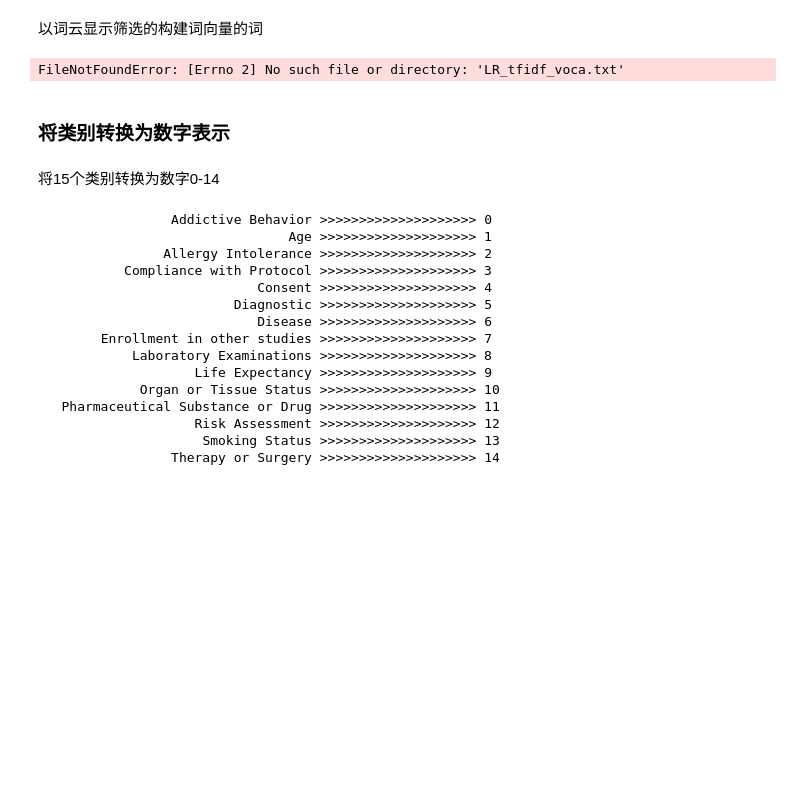
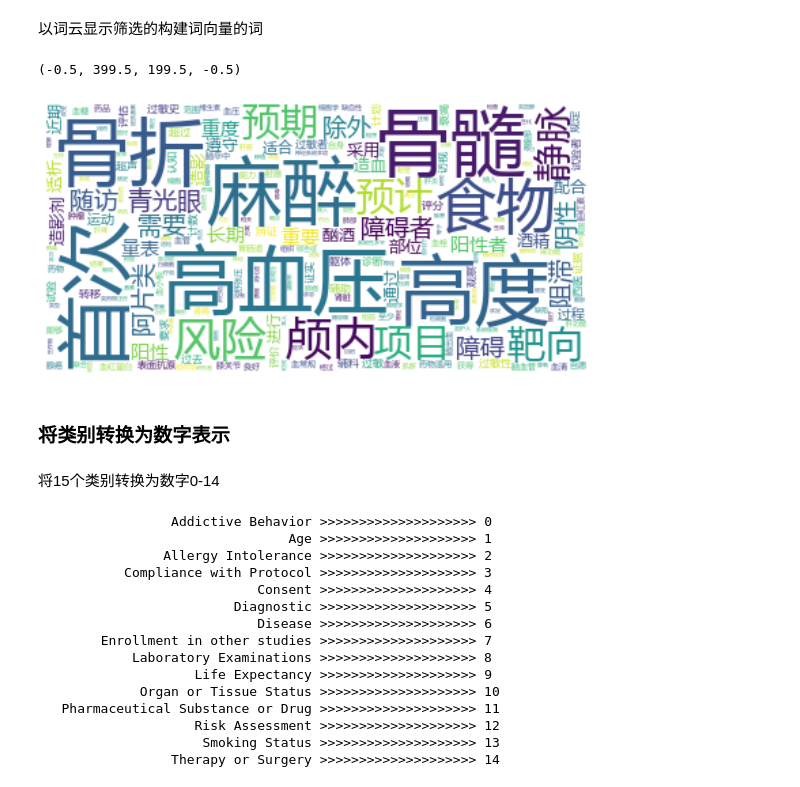
Before and after one commit to zonghui0228/Chinese-Medical-Text-Classification, a Jupyter notebook: models/RF/random_forest.ipynb, the cells around one changed output. Cells and saved outputs as stored; diff of their text form; code cells hidden in the pictures; blank space fills up the shorter version.

```diff
--- a/models/RF/random_forest.ipynb
+++ b/models/RF/random_forest.ipynb
@@ -164,18 +169,19 @@ train_X = [np.array(i) for i in result]
 以词云显示筛选的构建词向量的词
 # %%
 cloud_words = []
-with open("LR_tfidf_voca.txt", "r") as f:
+with open("RF_tfidf_voca.txt", "r") as f:
     for line in f:
         l = line.strip().split("\t")
         cloud_words.extend([l[0]] * int(l[1]))
 
 wordcloud = WordCloud(background_color="white", collocations=False, max_words=1000, font_path="C:\\Windows\\Fonts\\msyh.ttc").generate(" ".join(cloud_words))
 
 plt.figure(figsize=(10, 5))
 plt.imshow(wordcloud, interpolation='bilinear')
 plt.axis("off")
 # %% [output]
-FileNotFoundError: [Errno 2] No such file or directory: 'LR_tfidf_voca.txt'
+(-0.5, 399.5, 199.5, -0.5)
+[figure, added]
 # %% [markdown]
 ### 将类别转换为数字表示
 # %% [markdown]
```
Also changed, not shown: parts of 4 cells of this notebook, 5 other files.
